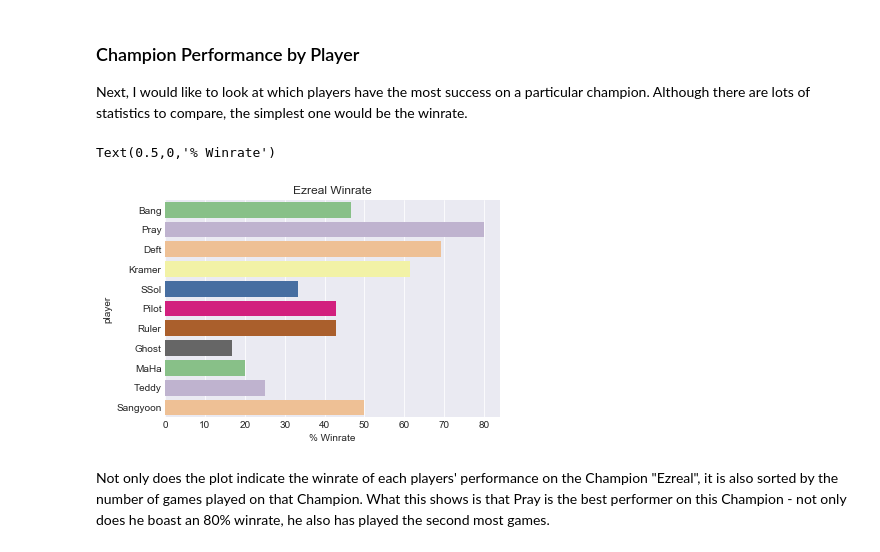
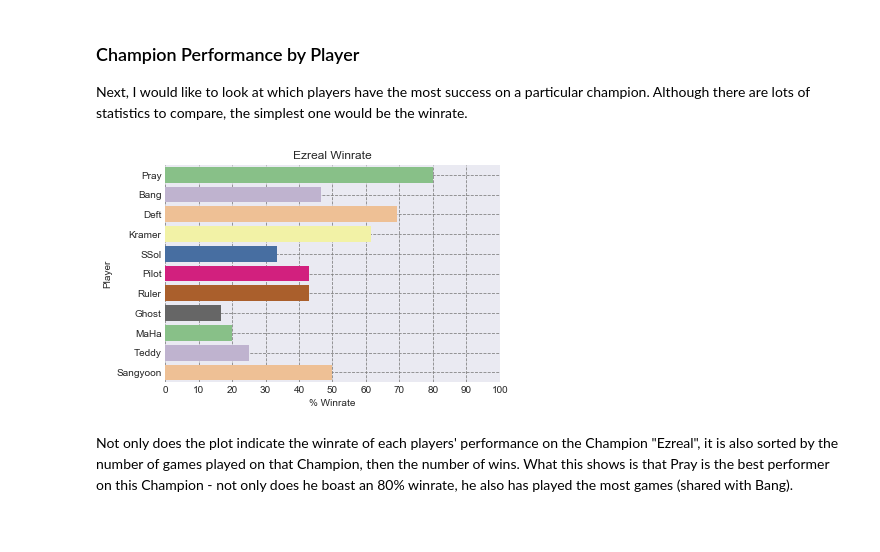
Before and after one commit to vanadgir/Springboard-Data-Science-Career-Track, a Jupyter notebook: 7.2 Apply Data Storytelling/Capstone1_DataStory.ipynb, the cells around one changed output. Drawn from its saved outputs; the diff is of its cells as text; code cells hidden in the pictures.

```diff
--- a/7.2 Apply Data Storytelling/Capstone1_DataStory.ipynb
+++ b/7.2 Apply Data Storytelling/Capstone1_DataStory.ipynb
@@ -68,35 +76,38 @@ LCK_performance['winrate'] = (LCK_wins/LCK_games)*100
 
 # reset index so that players and champions become row values again
 # remove the team entry
 LCK_performance = LCK_performance.reset_index()
 LCK_performance = LCK_performance[LCK_performance.player != 'Team']
 
 # save a dataframe for each position
 LCK_performance_top = LCK_performance[LCK_performance['position']=='Top']
 LCK_performance_jng = LCK_performance[LCK_performance['position']=='Jungle']
 LCK_performance_mid = LCK_performance[LCK_performance['position']=='Middle']
 LCK_performance_adc = LCK_performance[LCK_performance['position']=='ADC']
 LCK_performance_sup = LCK_performance[LCK_performance['position']=='Support']
 
 # sort champion alphabetically, sort winrate descending
 LCK_performance.sort_values(['champion', 'winrate'], ascending=[True, False])
 
 # plot winrates for submitted position and champion
 pos = 'ADC'
 champ = 'Ezreal'
 
 plotdata = (LCK_performance['position']==pos)&(LCK_performance['champion']==champ)
 
-sorted_games = LCK_performance[plotdata].sort_values('games', ascending=False)
+sorted_games = LCK_performance[plotdata].sort_values(['games', 'wins'], ascending=False)
 
 sns.set_style('darkgrid')
 sns.barplot(x='winrate', y='player', data=sorted_games, orient='h', palette='Accent')
 plt.title(champ+' Winrate')
 plt.xlabel('% Winrate')
+plt.ylabel('Player')
+plt.xticks(np.arange(0, 101, step=10))
+plt.grid(linestyle='dashed', color='grey')
+
 
 # sorted_games.plot('player', 'winrate', kind='barh', title=champ+' Winrate', legend=False, grid=True)
 # %% [output]
-Text(0.5,0,'% Winrate')
-[figure, old version]
+[figure, new version]
 # %% [markdown]
-Not only does the plot indicate the winrate of each players' performance on the Champion "Ezreal", it is also sorted by the number of games played on that Champion. What this shows is that Pray is the best performer on this Champion - not only does he boast an 80% winrate, he also has played the second most games.
+Not only does the plot indicate the winrate of each players' performance on the Champion "Ezreal", it is also sorted by the number of games played on that Champion, then the number of wins. What this shows is that Pray is the best performer on this Champion - not only does he boast an 80% winrate, he also has played the most games (shared with Bang).
```
Also changed, not shown: parts of 2 cells of this notebook.
